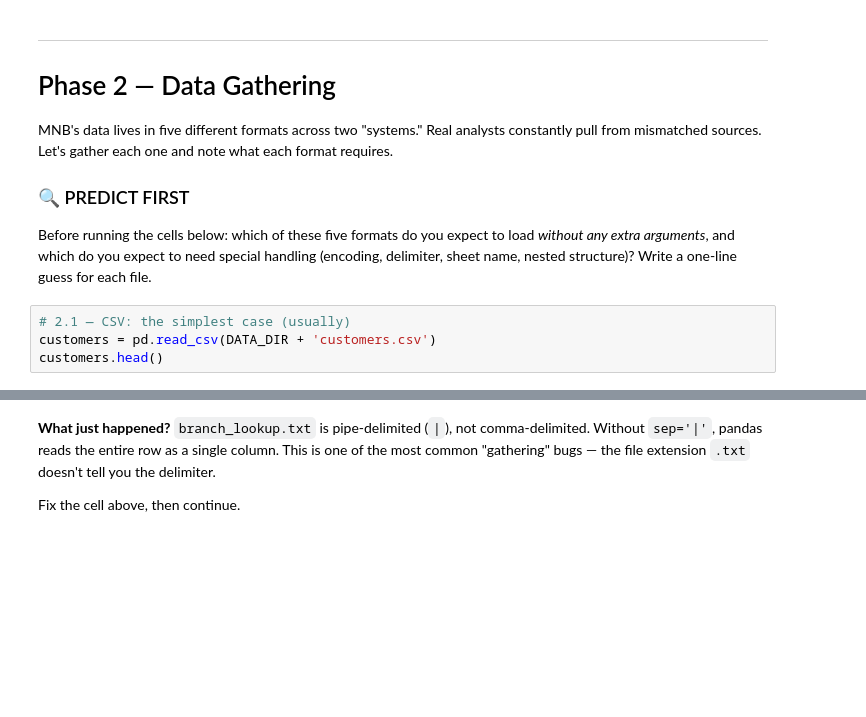
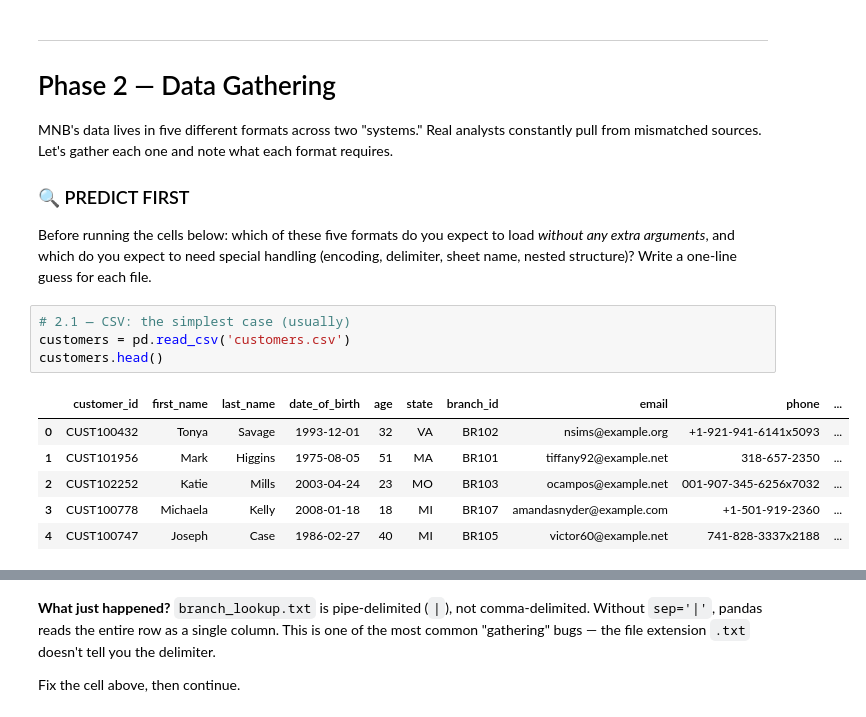
Before and after one commit to pantnagar/python-notebooks, a Jupyter notebook: 5. Cleaning/MNB_Credit_Risk_Analysis_Notebook.ipynb, the cells around one changed output, grey strips where cells are left out. Saved outputs shown, nothing was run; the diff lists cells and outputs as text; blank space fills up the shorter version.

```diff
--- a/5. Cleaning/MNB_Credit_Risk_Analysis_Notebook.ipynb
+++ b/5. Cleaning/MNB_Credit_Risk_Analysis_Notebook.ipynb
@@ -89,8 +91,15 @@ MNB's data lives in five different formats across two "systems." Real analysts c
 Before running the cells below: which of these five formats do you expect to load *without any extra arguments*, and which do you expect to need special handling (encoding, delimiter, sheet name, nested structure)? Write a one-line guess for each file.
 # %%
 # 2.1 — CSV: the simplest case (usually)
-customers = pd.read_csv(DATA_DIR + 'customers.csv')
+customers = pd.read_csv('customers.csv')
 customers.head()
+# %% [output]
+|  | customer_id | first_name | last_name | date_of_birth | age | state | branch_id | email | phone | ... |
+| 0 | CUST100432 | Tonya | Savage | 1993-12-01 | 32 | VA | BR102 | nsims@example.org | +1-921-941-6141x5093 | ... |
+| 1 | CUST101956 | Mark | Higgins | 1975-08-05 | 51 | MA | BR101 | tiffany92@example.net | 318-657-2350 | ... |
+| 2 | CUST102252 | Katie | Mills | 2003-04-24 | 23 | MO | BR103 | ocampos@example.net | 001-907-345-6256x7032 | ... |
+| 3 | CUST100778 | Michaela | Kelly | 2008-01-18 | 18 | MI | BR107 | amandasnyder@example.com | +1-501-919-2360 | ... |
+| 4 | CUST100747 | Joseph | Case | 1986-02-27 | 40 | MI | BR105 | victor60@example.net | 741-828-3337x2188 | ... |
 # %%
 # 2.2 — TXT: pipe-delimited, not comma-delimited
 # TODO: read_csv can read ANY delimiter via the `sep` argument. Try the default first and see what breaks.
```
Also changed, not shown: parts of 4 cells of this notebook, 15 other files.
